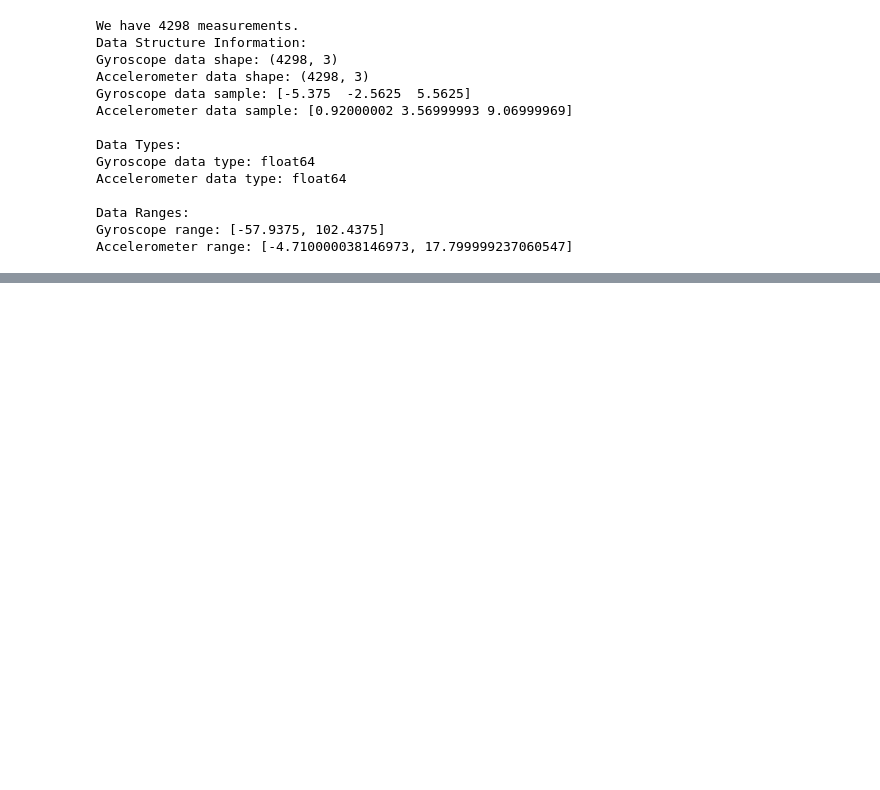
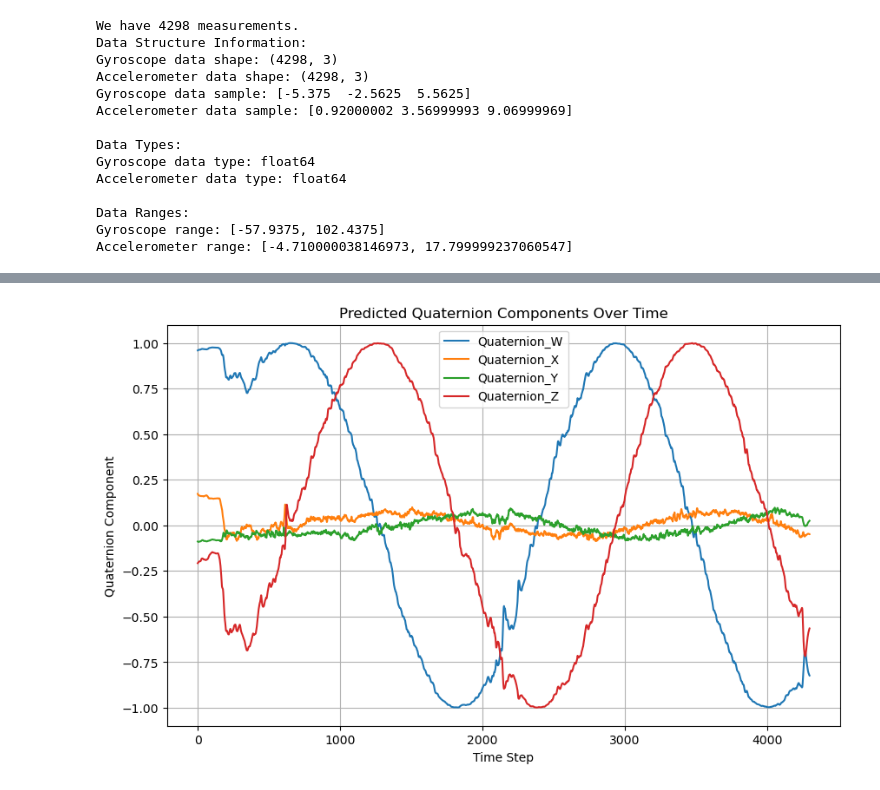
Before and after one commit to kjetteren/RaD_team1_HELIXON, a Jupyter notebook: kalman/QuaternionEKF.ipynb, the cells around one changed output, grey strips where cells are left out. Cells and saved outputs as stored; diff of their text form; code cells hidden in the pictures; blank space fills up the shorter version.

```diff
--- a/kalman/QuaternionEKF.ipynb
+++ b/kalman/QuaternionEKF.ipynb
@@ -538,0 +539,4 @@ plot_predicted_quaternions(quaternions)
+# %%
+plot_predicted_quaternions(q)
+# %% [output]
+[figure, added]
```
Also changed, not shown: parts of 2 cells of this notebook.
